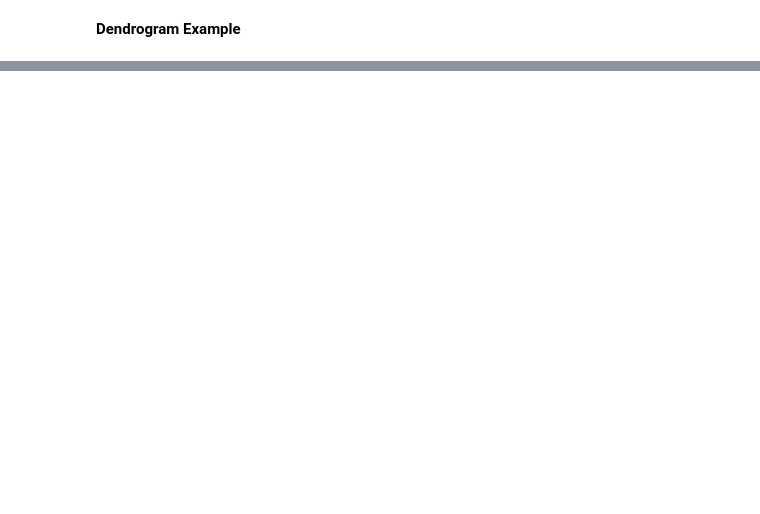
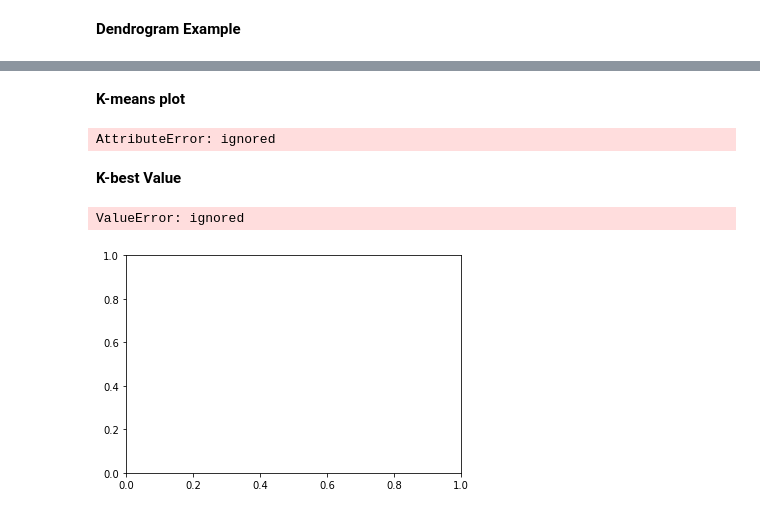
Before and after one commit to rafikaTab/CHECKPOINT_1, a Jupyter notebook: K-means & Hierarchical Clustering.ipynb, the cells around one changed output, grey strips where cells are left out. Drawn from its saved outputs; the diff is of its cells as text; code cells hidden in the pictures; blank space fills up the shorter version.

```diff
--- a/K-means & Hierarchical Clustering.ipynb
+++ b/K-means & Hierarchical Clustering.ipynb
@@ -225,0 +276,23 @@ dend=shc.dendrogram(shc.linkage(data, method="complete"))
+# %% [markdown]
+**K-means plot**
+# %%
+plt.scatter(data["ONEOFF_PURCHASES_FREQUENCY"][data.label == 0],
+            data["PURCHASES (1-100)"][data.label == 0],s=80,c='magenta',label='Careful')
+plt.scatter(data["ONEOFF_PURCHASES_FREQUENCY"][data.label == 1],
+           data["PURCHASES (1-100)"][data.label == 1],s=80,c='yellow',label='Standard')
+plt.scatter(data["ONEOFF_PURCHASES_FREQUENCY"][data.label == 2],
+           data["PURCHASES (1-100)"][data.label == 2],s=80,c='green',label='Target')
+plt.scatter(data["ONEOFF_PURCHASES_FREQUENCY"][data.label == 3],
+           data["PURCHASES(1-100)"][data.label == 3],s=80,c='cyan',label='Careless')
+plt.scatter(data["ONEOFF_PURCHASES_FREQUENCY"][data.label == 4],
+           data["ONEOFF_PURCHASES_FREQUENCY"][data.label == 4],s=80,c='burlywood',label='Sensible')
+plt.scatter(kmeans.cluster_centers_[:, 0], kmeans.cluster_centers_[:, 1], s=300, c='red', label = 'Centroids')
+plt.title('Clusters of Customers')
+plt.xlabel('ONEOFF_PURCHASES_FREQUENCY')
+plt.ylabel('PURCHASES(1-100')
+plt.legend()
+plt.show()
+# %% [output]
+AttributeError: ignored
+# %% [markdown]
+**K-best Value**
@@ -225,0 +301,15 @@ dend=shc.dendrogram(shc.linkage(data, method="complete"))
+# %%
+sum_squared_distances=[]
+k=range(1,15)
+for k in k:
+    km=KMeans(n_clusters=k)
+    km.fit(data)
+    sum_squared_distances.append(km.inertia_)
+
+plt.plot(k,sum_squared_distances,'bx')
+plt.xlabel("k")
+plt.ylabel("sum_squared_distances")
+plt.show()
+# %% [output]
+ValueError: ignored
+[figure, added]
```
Also changed, not shown: parts of 8 cells of this notebook.
